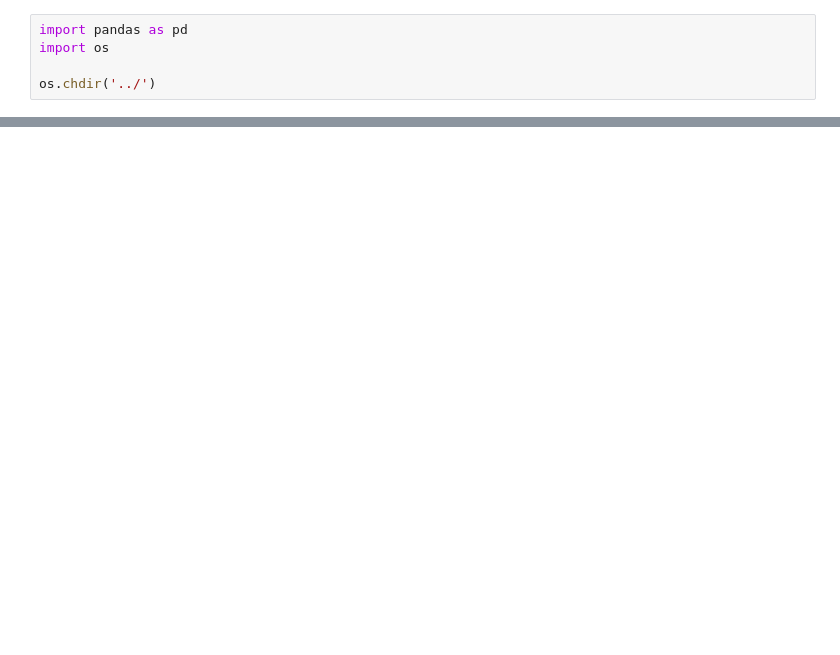
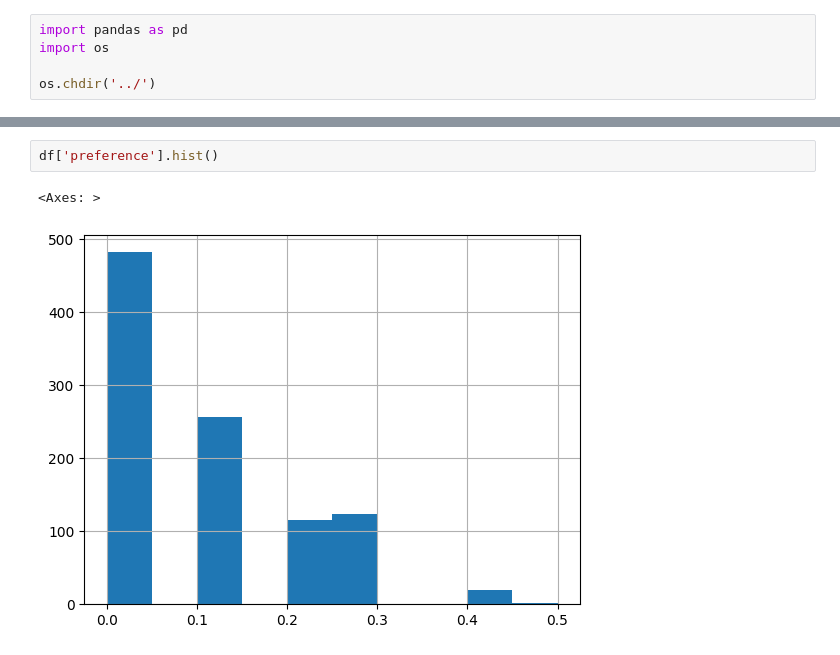
Before and after one commit to VioletPANsq/ntu_sd6101_team_project, a Jupyter notebook: notebook/label_data.ipynb, the cells around one changed output, grey strips where cells are left out. Saved outputs shown, nothing was run; the diff lists cells and outputs as text; blank space fills up the shorter version.

```diff
--- a/notebook/label_data.ipynb
+++ b/notebook/label_data.ipynb
@@ -73,0 +68,5 @@ array(['BTM', 'Bannerghatta Road', 'HSR', 'Ulsoor', 'Banaswadi',
+# %%
+df['preference'].hist()
+# %% [output]
+<Axes: >
+[figure, added]
```
Also changed, not shown: parts of 5 cells of this notebook, 2 other files.
